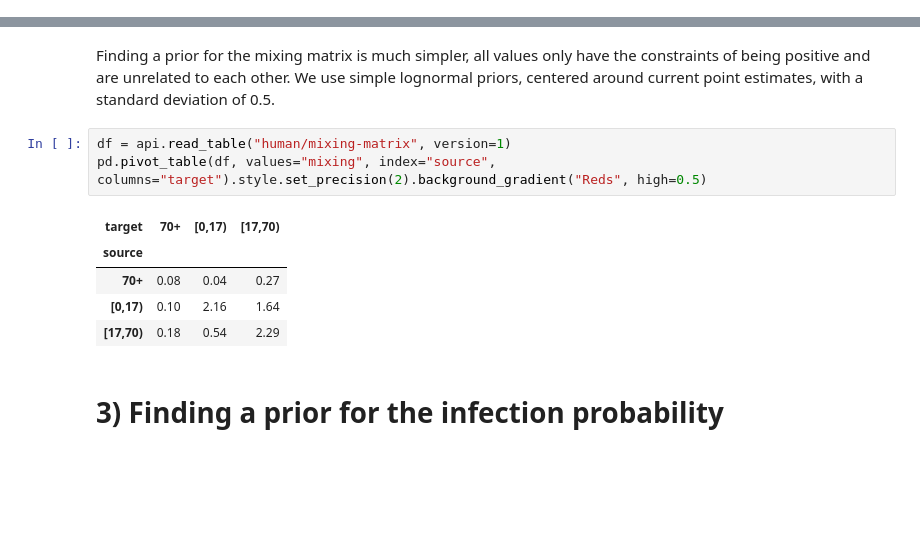
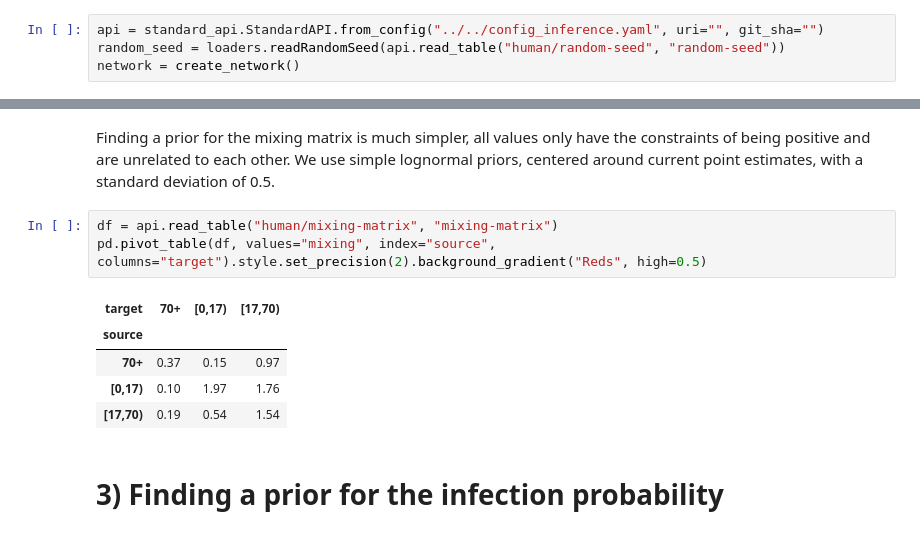
Before and after one commit to magicicada/simple_network_sim, a Jupyter notebook: doc/notebooks/Non-linear parameter sensitivity.ipynb, the cells around one changed output, grey strips where cells are left out. Saved outputs shown, nothing was run; the diff lists cells and outputs as text; blank space fills up the shorter version.

```diff
--- a/doc/notebooks/Non-linear parameter sensitivity.ipynb
+++ b/doc/notebooks/Non-linear parameter sensitivity.ipynb
@@ -83,3 +77,7 @@ trials = 1
+# %%
+api = standard_api.StandardAPI.from_config("../../config_inference.yaml", uri="", git_sha="")
+random_seed = loaders.readRandomSeed(api.read_table("human/random-seed", "random-seed"))
+network = create_network()
 # %% [markdown]
 # Introduction - Non linear parameter sensitivity analysis
 # %% [markdown]
@@ -156,14 +156,14 @@ draw_pdf_contours(np.array([0.75, 0.1, 0.15]) * 1000., axes[3])
 # %% [markdown]
 Finding a prior for the mixing matrix is much simpler, all values only have the constraints of being positive and are unrelated to each other. We use simple lognormal priors, centered around current point estimates, with a standard deviation of 0.5.
 # %%
-df = api.read_table("human/mixing-matrix", version=1)
+df = api.read_table("human/mixing-matrix", "mixing-matrix")
 pd.pivot_table(df, values="mixing", index="source", columns="target").style.set_precision(2).background_gradient("Reds", high=0.5)
 # %% [output]
 | target | 70+ | [0,17) | [17,70) |
 | source |  |  |  |
-| 70+ | 0.08 | 0.04 | 0.27 |
-| [0,17) | 0.10 | 2.16 | 1.64 |
-| [17,70) | 0.18 | 0.54 | 2.29 |
+| 70+ | 0.37 | 0.15 | 0.97 |
+| [0,17) | 0.10 | 1.97 | 1.76 |
+| [17,70) | 0.19 | 0.54 | 1.54 |
 # %% [markdown]
 # 3) Finding a prior for the infection probability
 # %% [markdown]
```
Also changed, not shown: parts of 8 cells of this notebook.
